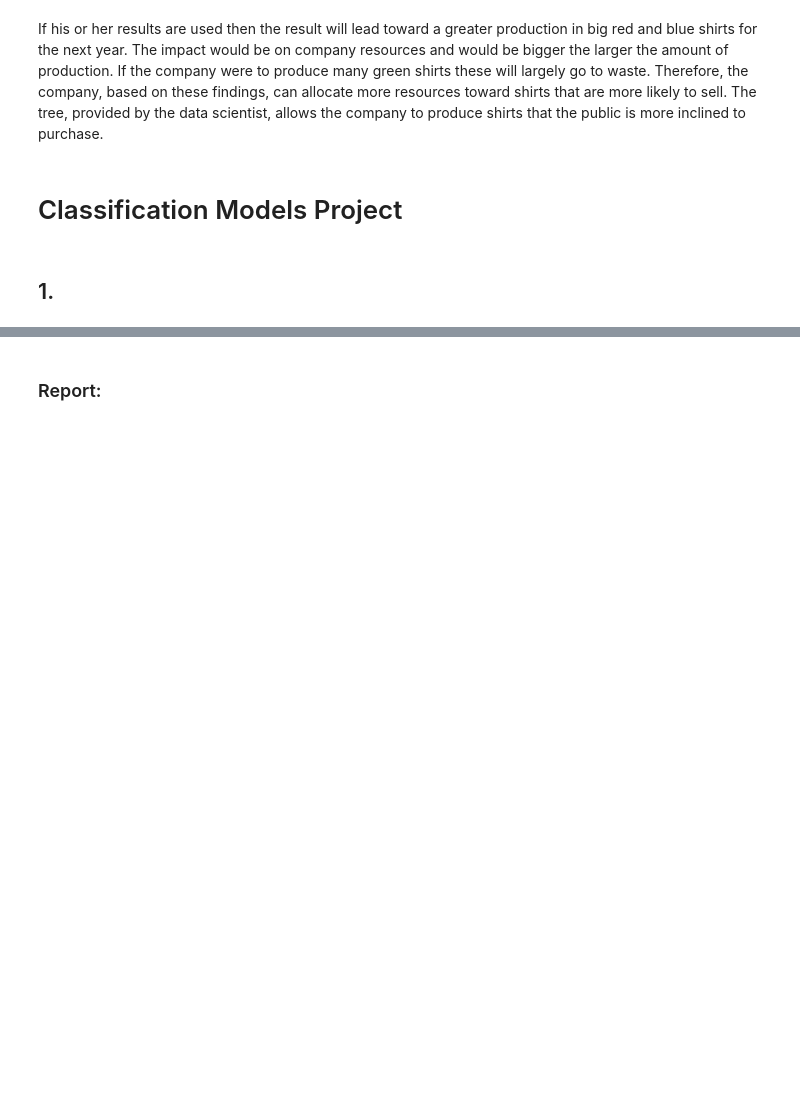
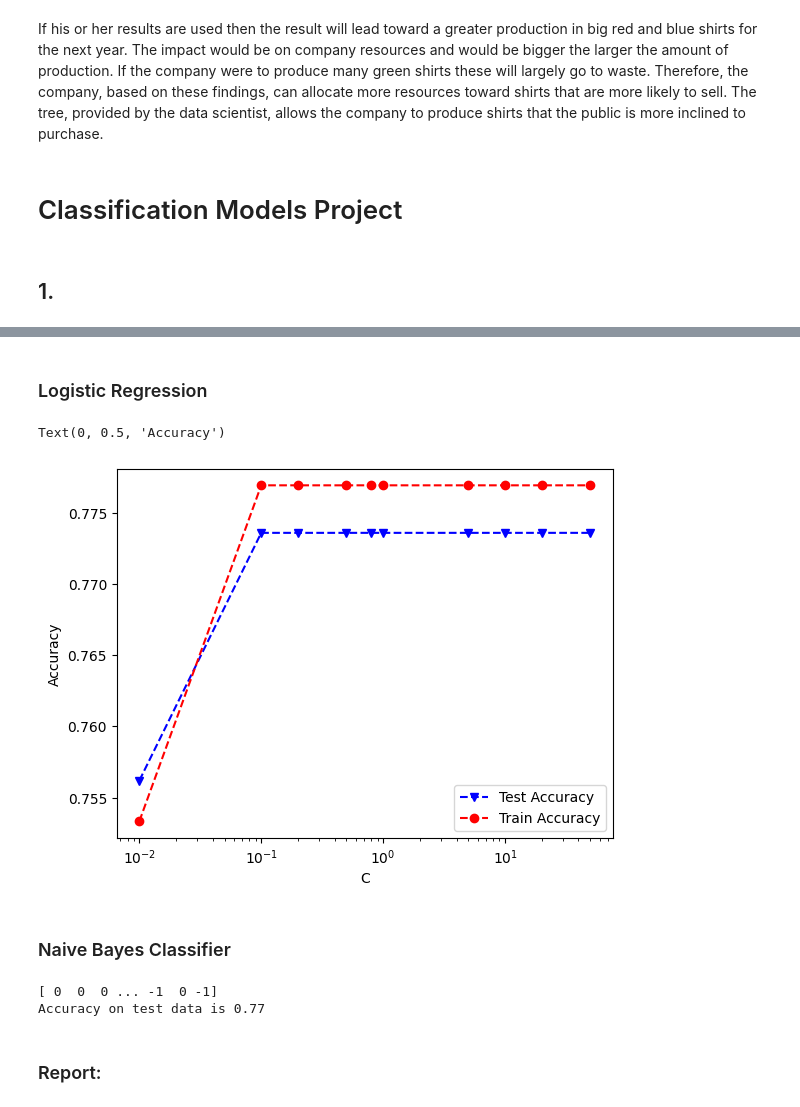
Before and after one commit to jmarmstrong1207/177-hw, a Jupyter notebook: CSC_177_Project.ipynb, the cells around one changed output, grey strips where cells are left out. Saved outputs shown, nothing was run; the diff lists cells and outputs as text; code cells hidden in the pictures; blank space fills up the shorter version.

Commit message:
add 3 models of part 1

```diff
--- a/CSC_177_Project.ipynb
+++ b/CSC_177_Project.ipynb
@@ -789,2 +823,55 @@ If his or her results are used then the result will lead toward a greater produc
+# %% [markdown]
+### Logistic Regression
+# %%
+from sklearn.linear_model import LogisticRegression
+from sklearn import preprocessing
+
+C = [0.01, 0.1, 0.2, 0.5, 0.8, 1, 5, 10, 20, 50]
+
+LRtestAcc = []
+LRtrainAcc = []
+
+x_scaler = preprocessing.StandardScaler().fit(x)
+y_scaler = preprocessing.StandardScaler().fit(y)
+
+x_scaled = x_scaler.transform(x).astype(int)
+y_scaled = y_scaler.transform(y).astype(int)
+
+x_train = pd.DataFrame(x_scaled).sample(frac=0.8, random_state=5)
+y_train = pd.DataFrame(y_scaled).sample(frac=0.8, random_state=5)
+
+x_test = pd.DataFrame(x_scaled).drop(x_train.index)
+y_test = pd.DataFrame(y_scaled).drop(y_train.index)
+
+for param in C:
+    clf = LogisticRegression(C=param)
+    clf.fit(x_train, y_train.values.ravel())
+    log_reg_pred = clf.predict(x_test)
+    log_reg_pred_train = clf.predict(x_train)
+    LRtestAcc.append(accuracy_score(y_test, log_reg_pred))
+    LRtrainAcc.append(accuracy_score(y_train,log_reg_pred_train))
+
+plt.plot(C, LRtestAcc, 'bv--', C, LRtrainAcc, 'ro--')
+plt.legend(['Test Accuracy','Train Accuracy'])
+plt.xlabel('C')
+plt.xscale('log')
+plt.ylabel('Accuracy')
+# %% [output]
+Text(0, 0.5, 'Accuracy')
+[figure, added]
+# %% [markdown]
+### Naive Bayes Classifier
+# %%
+from sklearn.naive_bayes import GaussianNB
+
+clf_NB = GaussianNB()
+clf_NB.fit(x_train,y_train.values.ravel())
+NB_pred = clf_NB.predict(x_test)
+print(NB_pred)
+
+print('Accuracy on test data is %.2f' % (accuracy_score(y_test, NB_pred)))
+# %% [output]
+[ 0  0  0 ... -1  0 -1]
+Accuracy on test data is 0.77
 # %% [markdown]
 ### Report:
```
Also changed, not shown: parts of 6 cells of this notebook.
